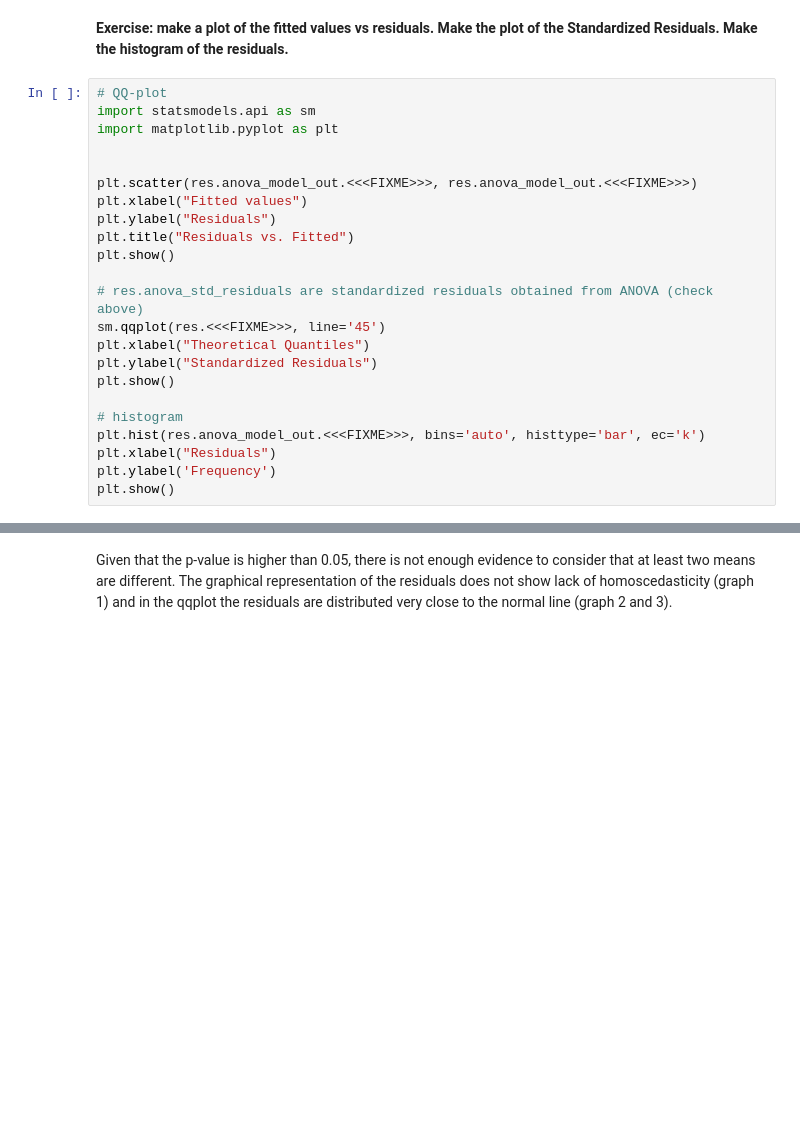
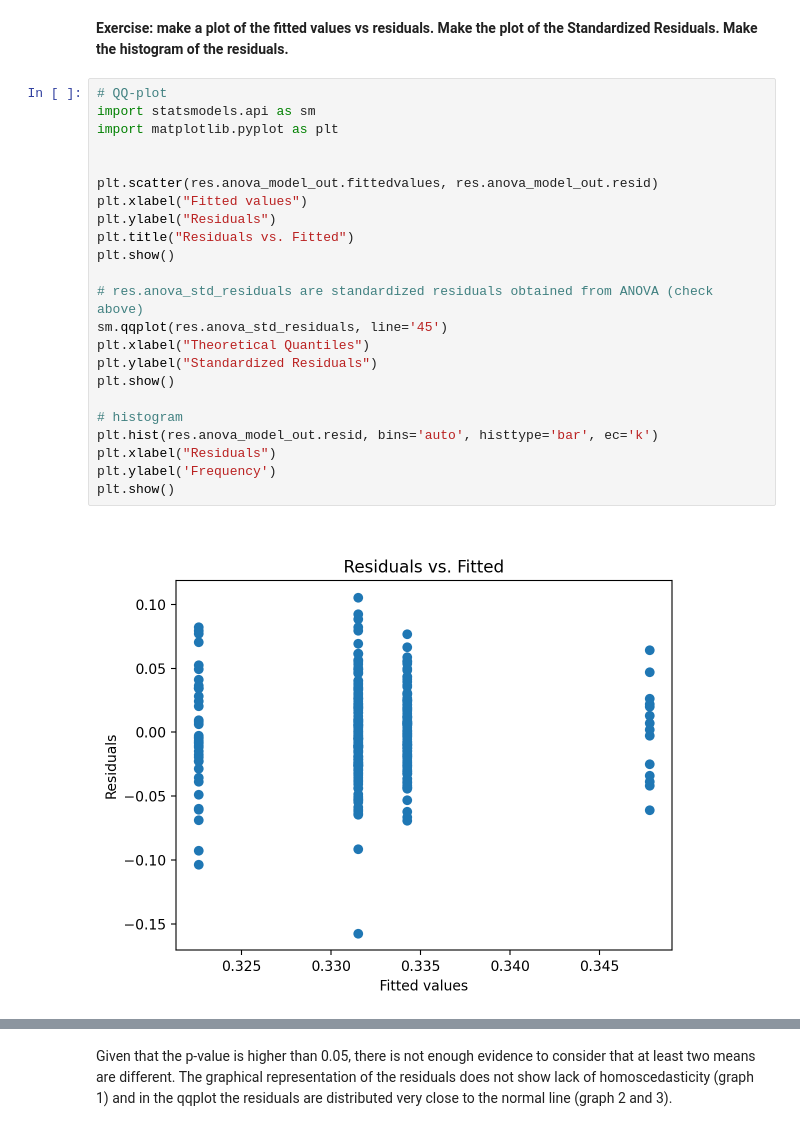
Before and after one commit to arnaldochm/hypothesis-testing-exercises-project-with-python, a Jupyter notebook: notebook/problems.ipynb, the cells around one changed output, grey strips where cells are left out. Saved outputs shown, nothing was run; the diff lists cells and outputs as text; blank space fills up the shorter version.

```diff
--- a/notebook/problems.ipynb
+++ b/notebook/problems.ipynb
@@ -237,23 +271,25 @@ res.anova_summary
 # %%
 # QQ-plot
 import statsmodels.api as sm
 import matplotlib.pyplot as plt
 
 
-plt.scatter(res.anova_model_out.<<<FIXME>>>, res.anova_model_out.<<<FIXME>>>)
+plt.scatter(res.anova_model_out.fittedvalues, res.anova_model_out.resid)
 plt.xlabel("Fitted values")
 plt.ylabel("Residuals")
 plt.title("Residuals vs. Fitted")
 plt.show()
 
 # res.anova_std_residuals are standardized residuals obtained from ANOVA (check above)
-sm.qqplot(res.<<<FIXME>>>, line='45')
+sm.qqplot(res.anova_std_residuals, line='45')
 plt.xlabel("Theoretical Quantiles")
 plt.ylabel("Standardized Residuals")
 plt.show()
 
 # histogram
-plt.hist(res.anova_model_out.<<<FIXME>>>, bins='auto', histtype='bar', ec='k')
+plt.hist(res.anova_model_out.resid, bins='auto', histtype='bar', ec='k')
 plt.xlabel("Residuals")
 plt.ylabel('Frequency')
 plt.show()
+# %% [output]
+[figure, added]
```
Also changed, not shown: parts of 12 cells of this notebook, 1 other file.
